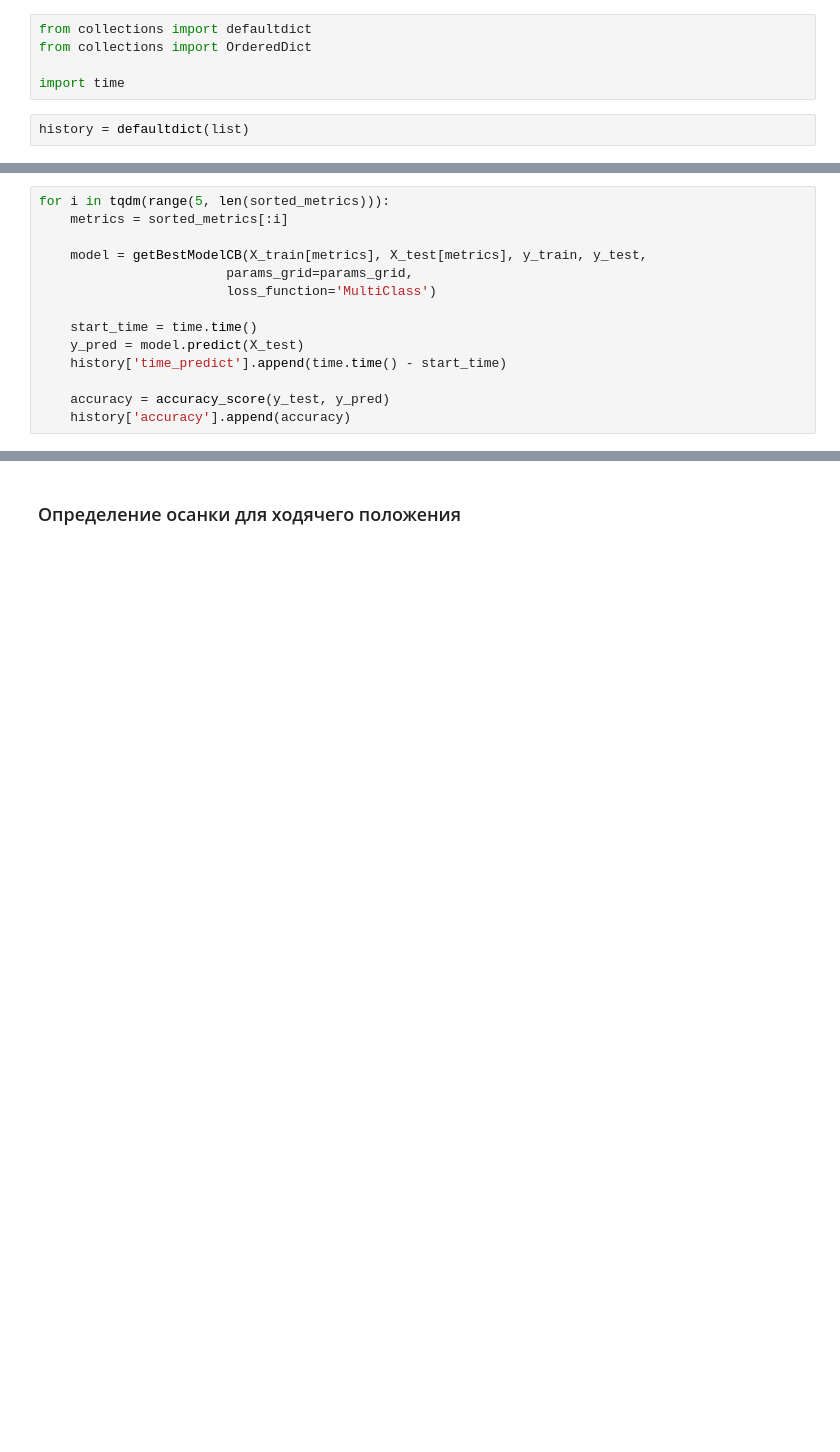
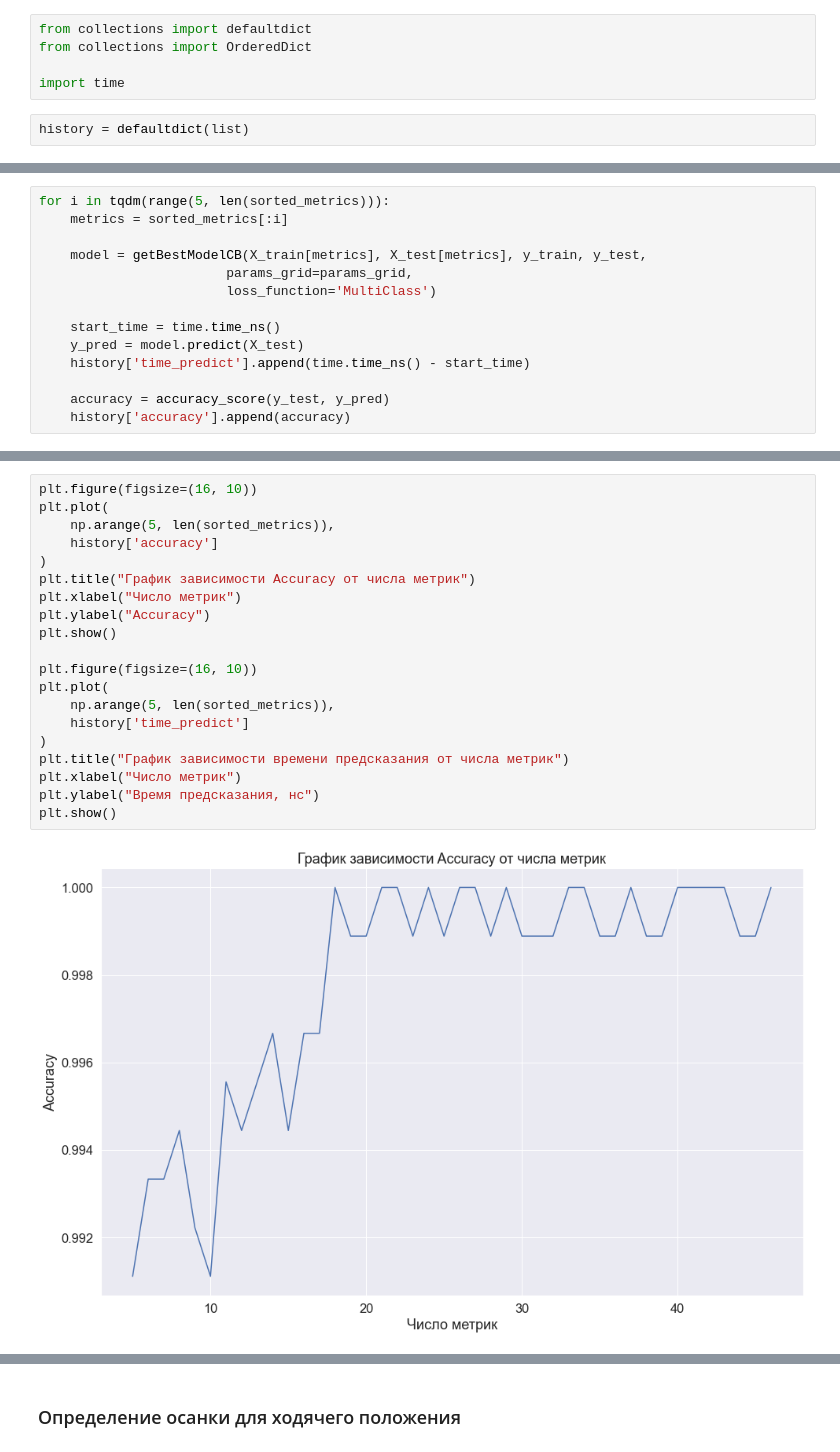
Before and after one commit to gizarchik/PostureCorrector, a Jupyter notebook: CatBoost/added_pos1_metrics_training_windowed.ipynb, the cells around one changed output, grey strips where cells are left out. Drawn from its saved outputs; the diff is of its cells as text; blank space fills up the shorter version.

Commit message:
added graphics Acc(num_metrics) and weights for LogReg

```diff
--- a/CatBoost/added_pos1_metrics_training_windowed.ipynb
+++ b/CatBoost/added_pos1_metrics_training_windowed.ipynb
@@ -119,9 +177,9 @@ for i in tqdm(range(5, len(sorted_metrics))):
                         params_grid=params_grid,
                         loss_function='MultiClass')
 
-    start_time = time.time()
+    start_time = time.time_ns()
     y_pred = model.predict(X_test)
-    history['time_predict'].append(time.time() - start_time)
+    history['time_predict'].append(time.time_ns() - start_time)
 
     accuracy = accuracy_score(y_test, y_pred)
     history['accuracy'].append(accuracy)
@@ -127,0 +305,22 @@ for i in tqdm(range(5, len(sorted_metrics))):
+# %%
+plt.figure(figsize=(16, 10))
+plt.plot(
+    np.arange(5, len(sorted_metrics)),
+    history['accuracy']
+)
+plt.title("График зависимости Accuracy от числа метрик")
+plt.xlabel("Число метрик")
+plt.ylabel("Accuracy")
+plt.show()
+
+plt.figure(figsize=(16, 10))
+plt.plot(
+    np.arange(5, len(sorted_metrics)),
+    history['time_predict']
+)
+plt.title("График зависимости времени предсказания от числа метрик")
+plt.xlabel("Число метрик")
+plt.ylabel("Время предсказания, нс")
+plt.show()
+# %% [output]
+[figure, added]
```
Also changed, not shown: parts of 17 cells of this notebook, 10 other files.
